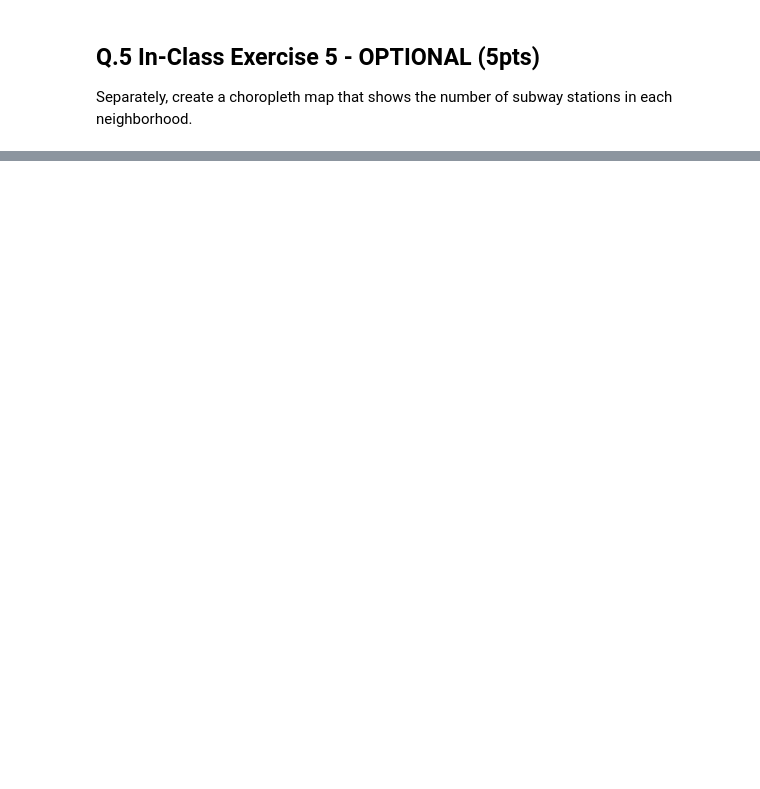
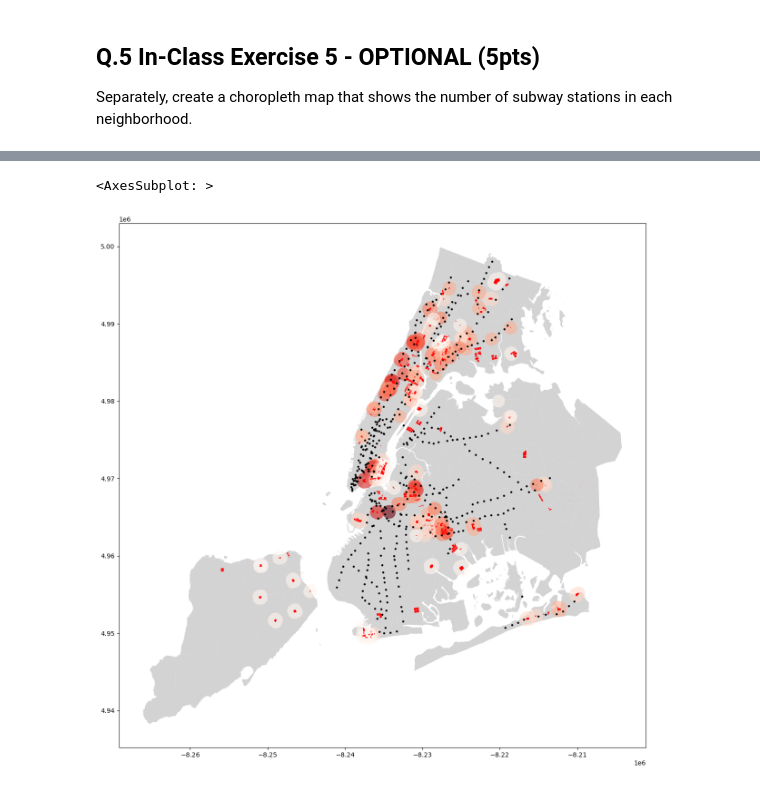
Before and after one commit to RainCyz/4680_5680_intro_uds, a Jupyter notebook: Week2/Yucheng_s_Solutions/W2_geopandas_Yucheng.ipynb, the cells around one changed output, grey strips where cells are left out. Saved outputs shown, nothing was run; the diff lists cells and outputs as text; code cells hidden in the pictures; blank space fills up the shorter version.

```diff
--- a/Week2/Yucheng_s_Solutions/W2_geopandas_Yucheng.ipynb
+++ b/Week2/Yucheng_s_Solutions/W2_geopandas_Yucheng.ipynb
@@ -758,0 +769,30 @@ neighborhood.plot(column='station_count',
+# %%
+## Insert your code here
+neighborhood = gpd.read_file('NTAs.zip')
+
+# change the CRS so it matches the other layers.
+neighborhood = neighborhood.to_crs(epsg=3857)
+
+# create a new plot to display
+
+fig1, ax1 = plt.subplots(figsize=(15,15))
+
+neighborhood.plot(color='lightgray',
+                     ax=ax1)
+
+public_housing_buffer.plot(column='station_count',
+                            ax=ax1,
+                            alpha=.6,
+                            cmap='Reds')
+
+# markersize is the marker size
+stations.plot(markersize=5,
+            color='black',
+            ax=ax1)
+# markersize is the marker size
+public_housing.plot(
+            color='red',
+            ax=ax1)
+# %% [output]
+<AxesSubplot: >
+[figure, added]
```
Also changed, not shown: parts of 12 cells of this notebook, 4 other files.
